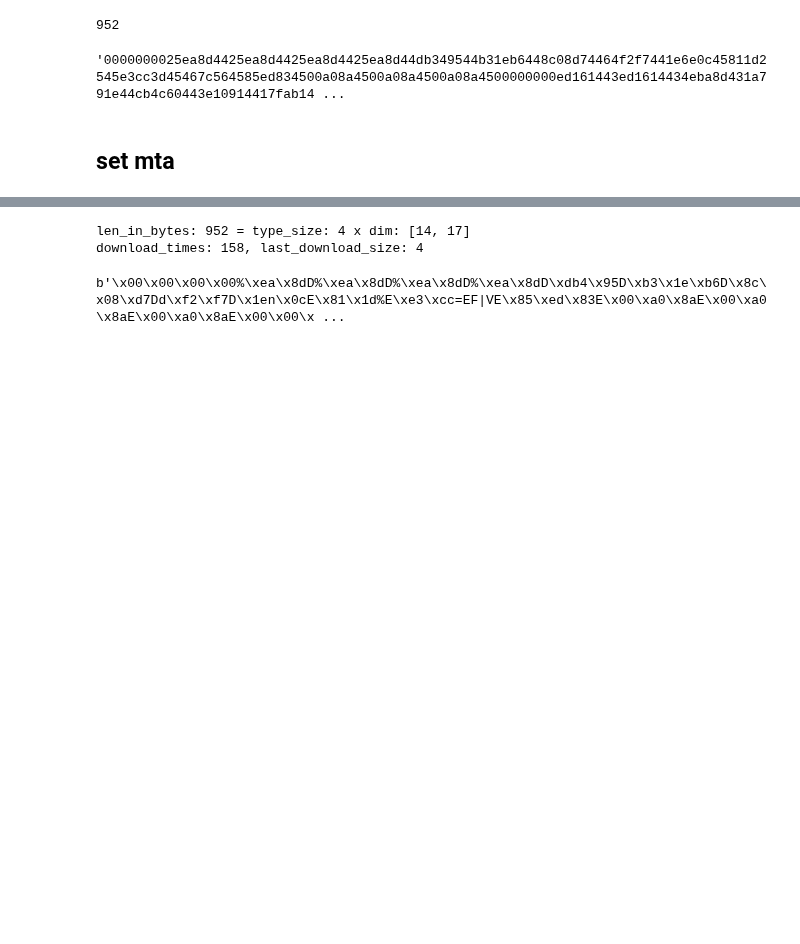
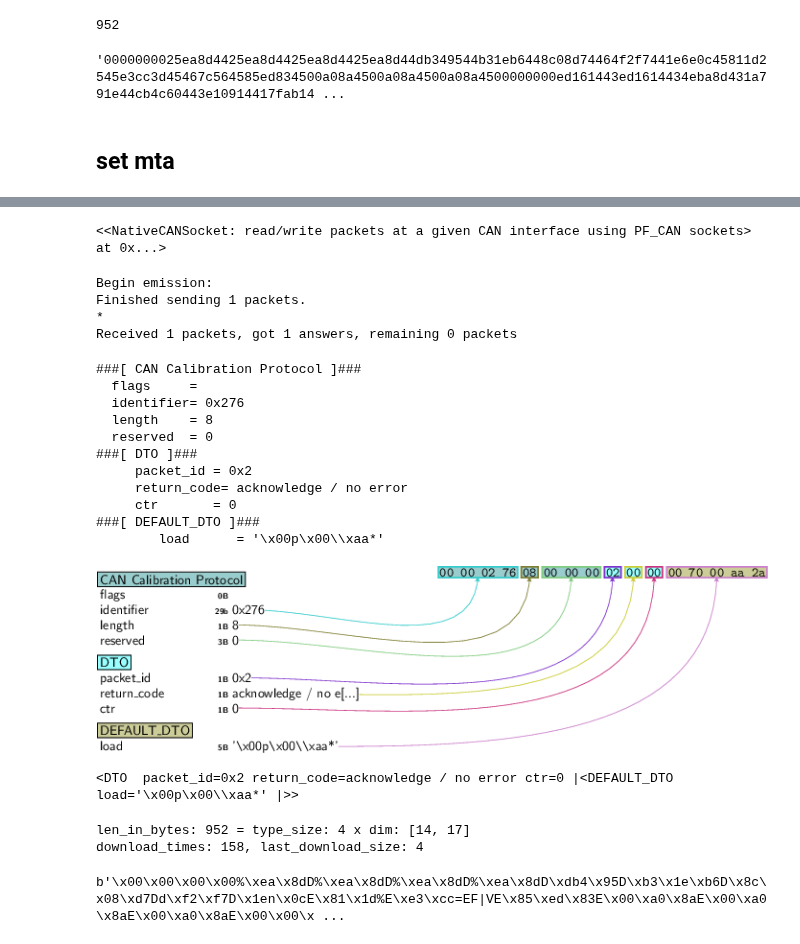
Before and after one commit to Binjian/can, a Jupyter notebook: nbs/vcantest/ccp.scapy.ipynb, the cells around one changed output, grey strips where cells are left out. Drawn from its saved outputs; the diff is of its cells as text; code cells hidden in the pictures; blank space fills up the shorter version.

```diff
--- a/nbs/vcantest/ccp.scapy.ipynb
+++ b/nbs/vcantest/ccp.scapy.ipynb
@@ -910,10 +980,7 @@ d.value
 # %%
+ctr = 0
 print(f"ctr: {ctr}")
 cro = CCP(identifier=xcp_calib.config.download_can_id)/CRO(ctr=ctr)/SET_MTA(address=int(d.address, 16))
 cro.show2()
 cro.payload
-dto = sock.sr1(cro)
-ctr += 1
-dto.show2()
-dto.canvas_dump()
 # %% [output]
@@ -941,3 +1000,34 @@ ctr: 1
+# %%
+sock
+# %% [output]
+<<NativeCANSocket: read/write packets at a given CAN interface using PF_CAN sockets> at 0x...>
+# %%
+
+dto = sock.sr1(cro)
+ctr += 1
+# %% [output]
+Begin emission:
+Finished sending 1 packets.
+*
+Received 1 packets, got 1 answers, remaining 0 packets
+# %%
+dto.show2()
+dto.canvas_dump()
+dto.payload
+# %% [output]
+###[ CAN Calibration Protocol ]###
+  flags     =
+  identifier= 0x276
+  length    = 8
+  reserved  = 0
+###[ DTO ]###
+     packet_id = 0x2
+     return_code= acknowledge / no error
+     ctr       = 0
+###[ DEFAULT_DTO ]###
+        load      = '\x00p\x00\\xaa*'
+[figure, added]
+<DTO  packet_id=0x2 return_code=acknowledge / no error ctr=0 |<DEFAULT_DTO  load='\x00p\x00\\xaa*' |>>
 # %%
 len_in_bytes = d.type_size * d.dim[0] * d.dim[1]
 print(f"len_in_bytes: {len_in_bytes} = type_size: {d.type_size} x dim: {d.dim}")
```
Also changed, not shown: parts of 42 cells of this notebook, 2 other files.
